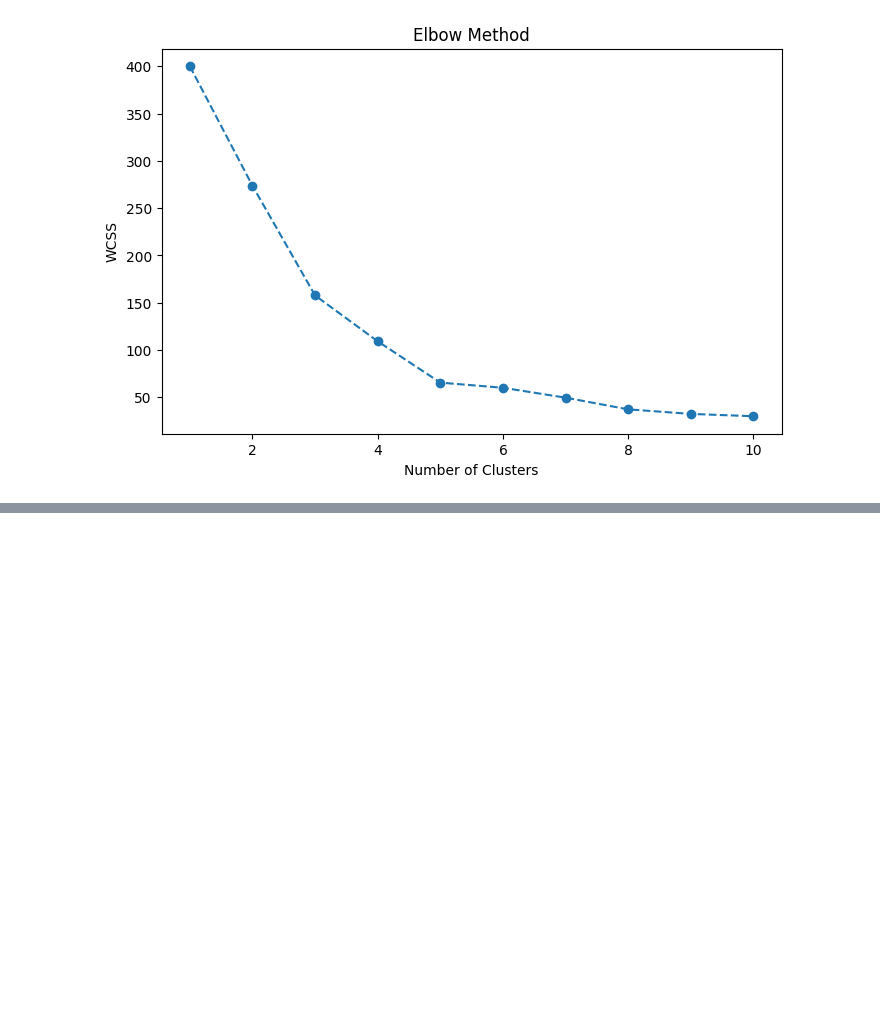
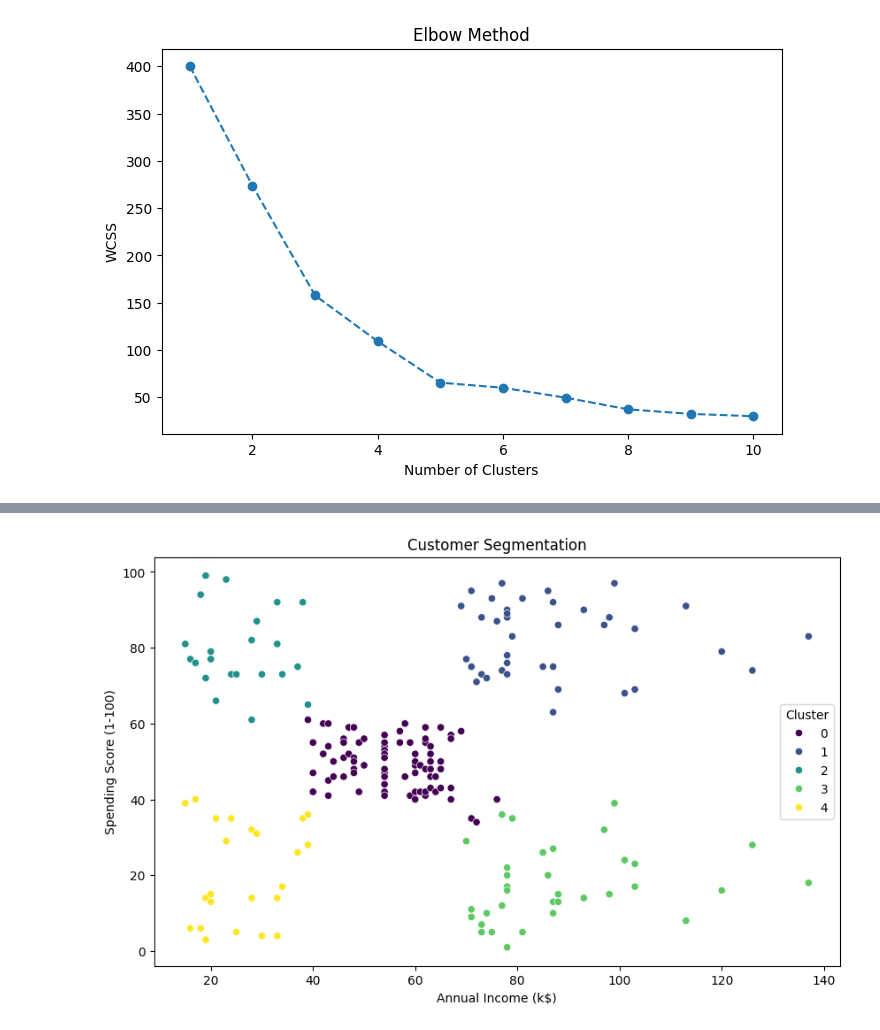
Before and after one commit to sakuna47/Customer_Segmentation_with_Clustering, a Jupyter notebook: Customer_Segmentation_with_Clustering.ipynb, the cells around one changed output, grey strips where cells are left out. Saved outputs shown, nothing was run; the diff lists cells and outputs as text; code cells hidden in the pictures; blank space fills up the shorter version.

Commit message:
Visualize the clusters to understand the segmentation.

```diff
--- a/Customer_Segmentation_with_Clustering.ipynb
+++ b/Customer_Segmentation_with_Clustering.ipynb
@@ -105,3 +105,11 @@ plt.ylabel('WCSS')
 plt.show()
 # %% [output]
 [figure]
+# %%
+# Apply K-Means with 5 clusters
+kmeans = KMeans(n_clusters=5, init='k-means++', random_state=42)
+clusters = kmeans.fit_predict(X_scaled)
+
+# Add cluster labels to the original DataFrame
+df['Cluster'] = clusters
+df.head()
@@ -107,0 +123,8 @@ plt.show()
+# %%
+# Plot the clusters
+plt.figure(figsize=(10, 6))
+sns.scatterplot(x='Annual Income (k$)', y='Spending Score (1-100)', hue='Cluster', data=df, palette='viridis')
+plt.title('Customer Segmentation')
+plt.show()
+# %% [output]
+[figure, added]
```
Also changed, not shown: parts of 1 cell of this notebook.
